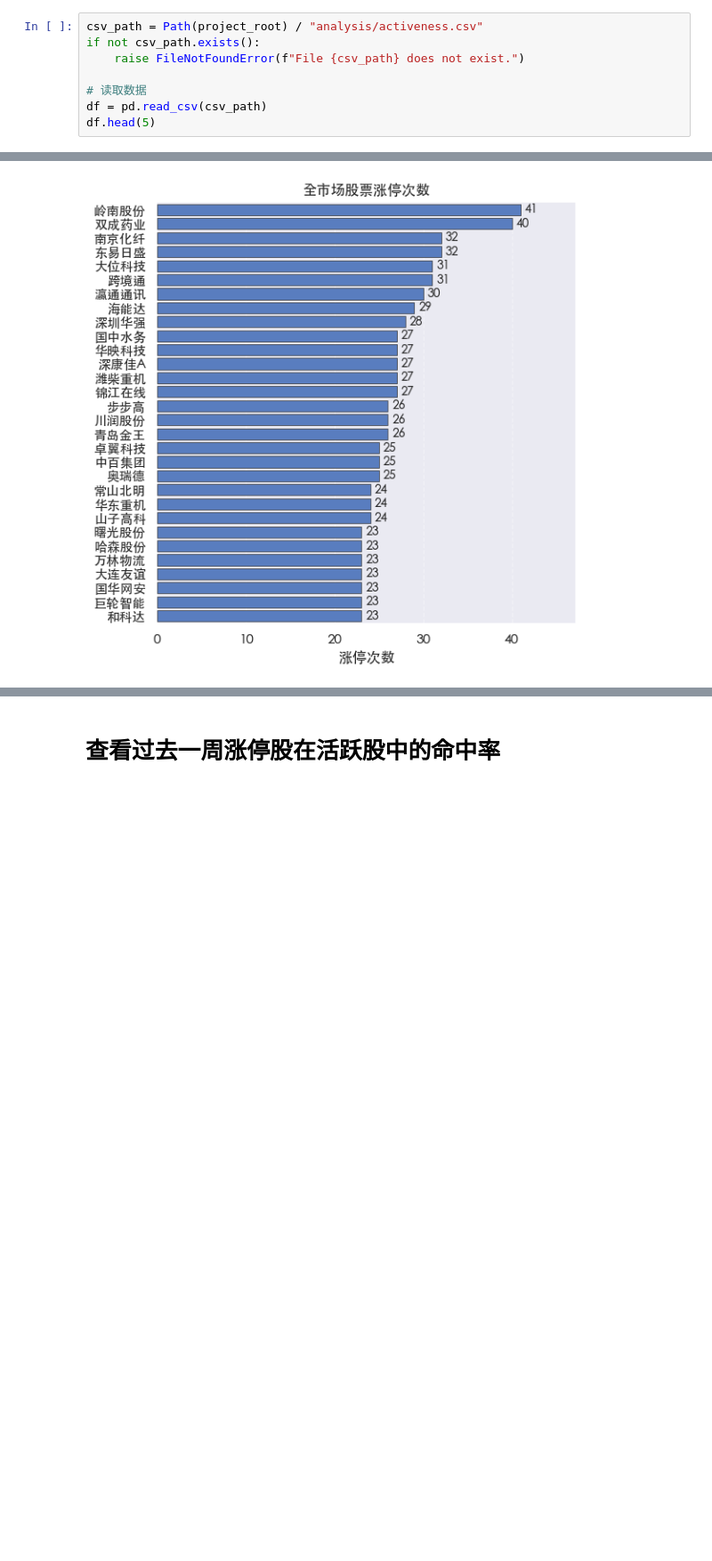
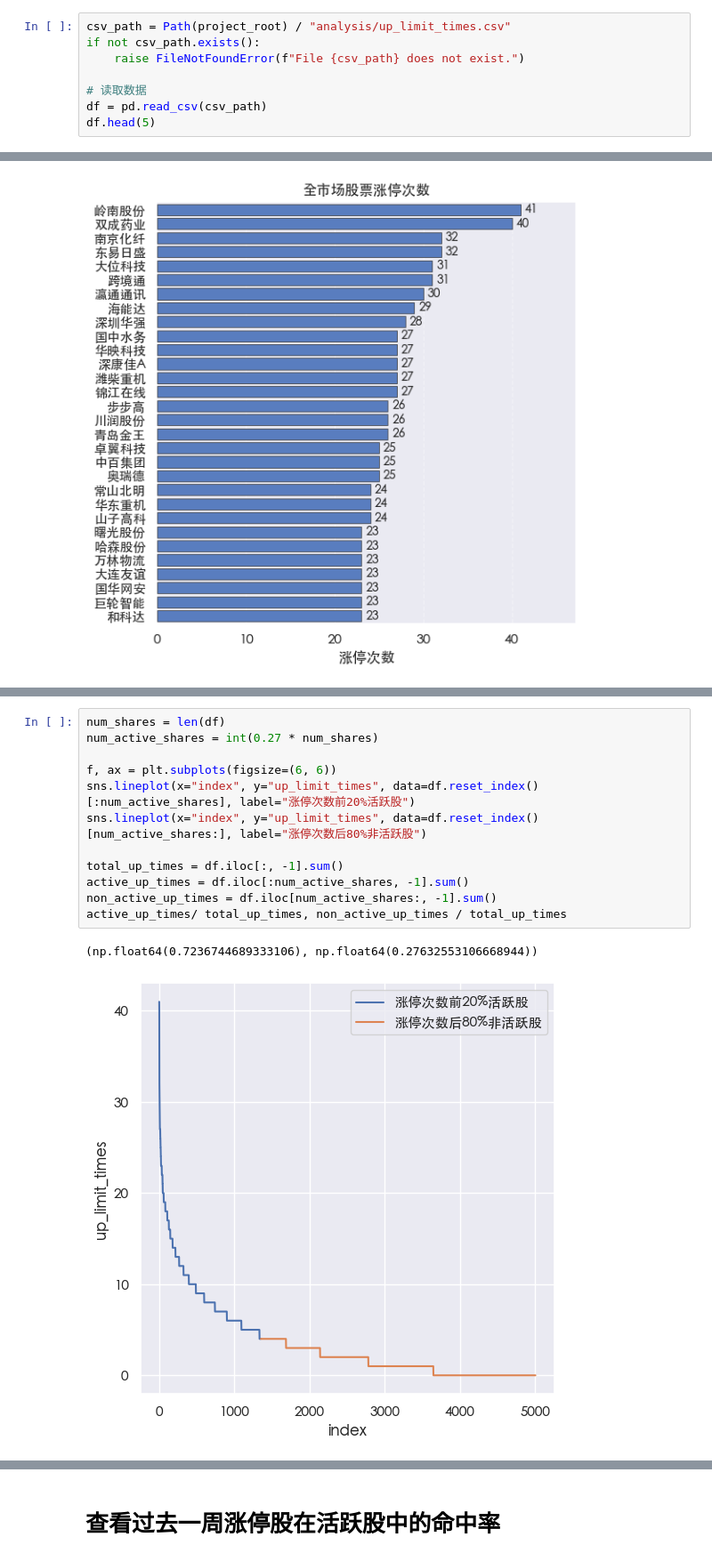
Before and after one commit to jackwang0108/stock, a Jupyter notebook: src/app/activeness.ipynb, the cells around one changed output, grey strips where cells are left out. Shown at 89% size. Drawn from its saved outputs; the diff is of its cells as text; blank space fills up the shorter version.

```diff
--- a/src/app/activeness.ipynb
+++ b/src/app/activeness.ipynb
@@ -49,7 +49,7 @@ proxy = TuShareProxy(config)
 # %% [markdown]
 # 读取数据
 # %%
-csv_path = Path(project_root) / "analysis/activeness.csv"
+csv_path = Path(project_root) / "analysis/up_limit_times.csv"
 if not csv_path.exists():
     raise FileNotFoundError(f"File {csv_path} does not exist.")
 
@@ -113,0 +123,15 @@ plt.tight_layout()  # 自动调整布局
+# %%
+num_shares = len(df)
+num_active_shares = int(0.27 * num_shares)
+
+f, ax = plt.subplots(figsize=(6, 6))
+sns.lineplot(x="index", y="up_limit_times", data=df.reset_index()[:num_active_shares], label="涨停次数前20%活跃股")
+sns.lineplot(x="index", y="up_limit_times", data=df.reset_index()[num_active_shares:], label="涨停次数后80%非活跃股")
+
+total_up_times = df.iloc[:, -1].sum()
+active_up_times = df.iloc[:num_active_shares, -1].sum()
+non_active_up_times = df.iloc[num_active_shares:, -1].sum()
+active_up_times/ total_up_times, non_active_up_times / total_up_times
+# %% [output]
+(np.float64(0.7236744689333106), np.float64(0.27632553106668944))
+[figure, added]
```
Also changed, not shown: parts of 9 cells of this notebook.
